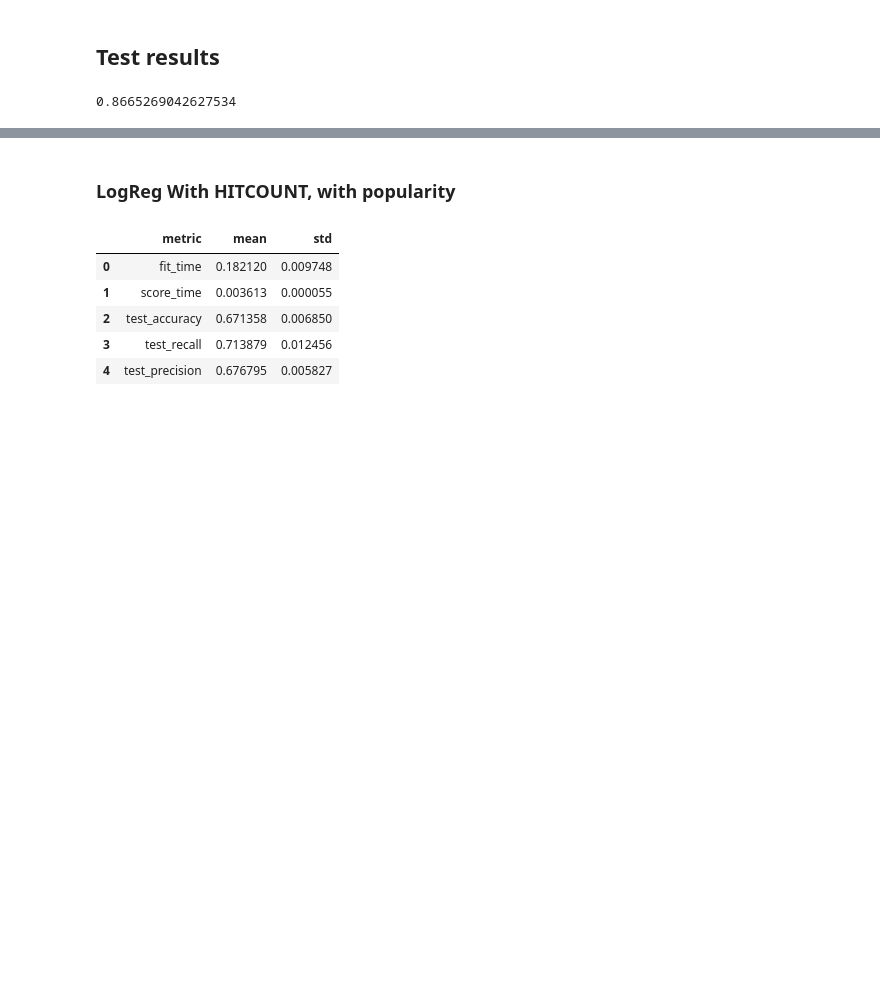
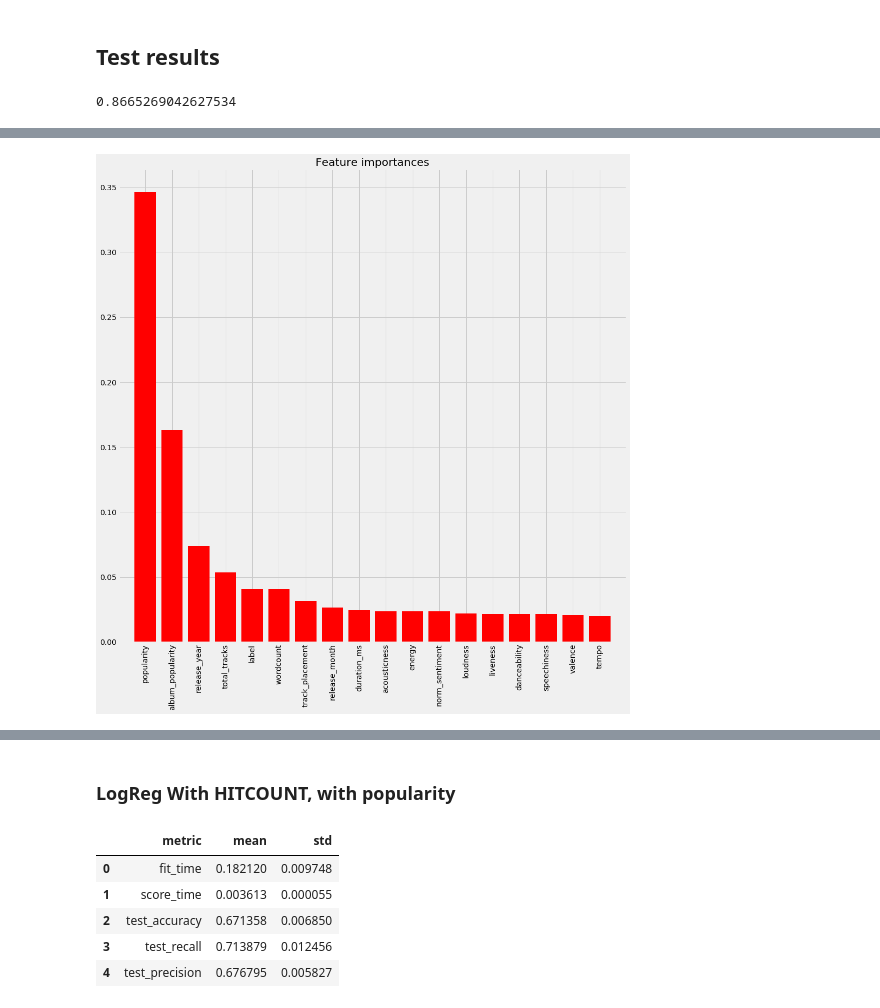
Before and after one commit to Greenford/billboard, a Jupyter notebook: models.ipynb, the cells around one changed output, grey strips where cells are left out. Drawn from its saved outputs; the diff is of its cells as text; code cells hidden in the pictures; blank space fills up the shorter version.

```diff
--- a/models.ipynb
+++ b/models.ipynb
@@ -363,0 +368,18 @@ best1.score(X_test, y_test)
+# %%
+df = bbd.df.copy()
+# %%
+df.drop(columns=[
+    'album_type',
+    'time_signature',
+    'mode',
+    'key',
+    'explicit',
+    'instrumentalness',
+], inplace=True)
+# %%
+_y = df.pop('on_billboard').values
+_X = df.values
+X_train, X_test, y_train, y_test = train_test_split(_X, _y, test_size=0.1, random_state=1)
+# %%
+p = {'gamma': 0.2, 'learning_rate': 0.06, 'max_depth': 6, 'n_estimators': 300, 'n_jobs':-1}
+model = xgb.XGBClassifier(**p)
@@ -363,0 +397,5 @@ best1.score(X_test, y_test)
+# %%
+model.fit(X_train, y_train)
+models.plot_feature_importances(X_train, model, np.inf, df.columns)
+# %% [output]
+[figure, added]
```
Also changed, not shown: parts of 31 cells of this notebook, 7 other files.
